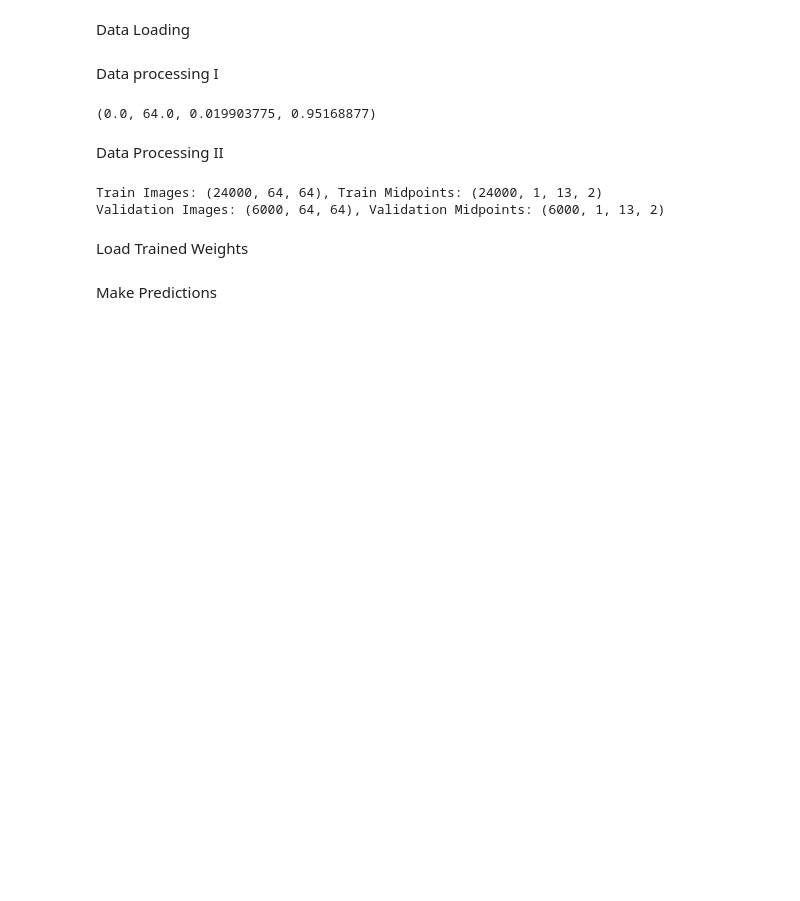
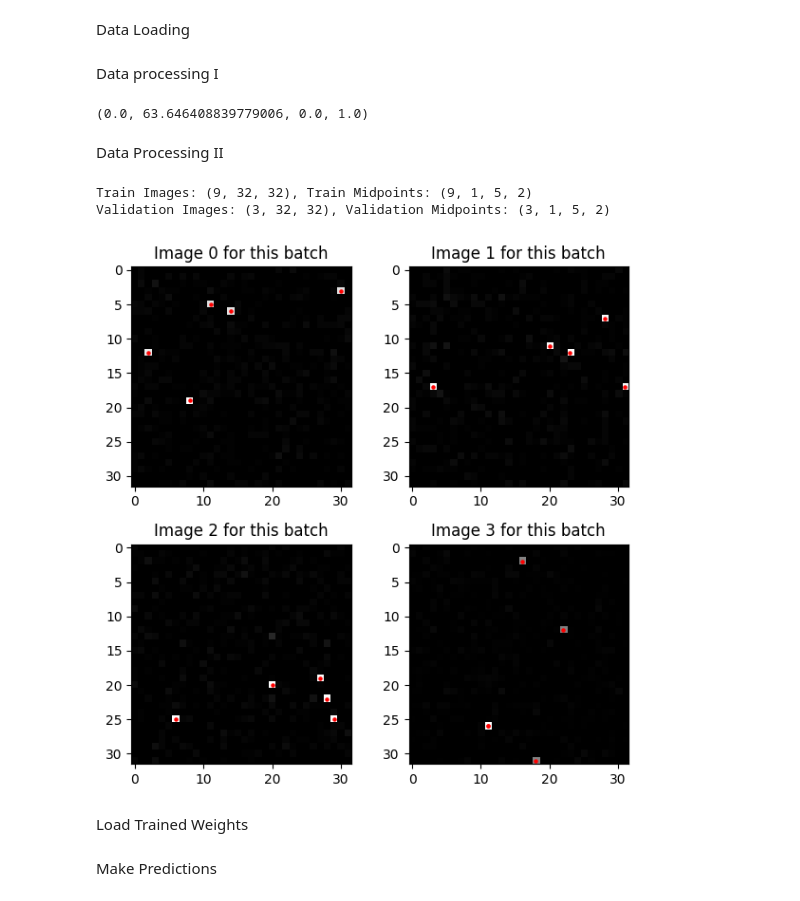
Before and after one commit to DerrickAppiahOsei/da886, a Jupyter notebook: Analysis/Final Electron counting project Analysis.ipynb, the cells around one changed output. Saved outputs shown, nothing was run; the diff lists cells and outputs as text; code cells hidden in the pictures; blank space fills up the shorter version.

```diff
--- a/Analysis/Final Electron counting project Analysis.ipynb
+++ b/Analysis/Final Electron counting project Analysis.ipynb
@@ -58,7 +66,7 @@ class DataLoader:
     def normalize_data(self):
         normalized_images = self.images / np.max(self.images)
         sorted_centers = np.array([self.sort_centers(image_centers[:, 1:]) for image_centers in self.centers])
-        normalized_centers = sorted_centers / 64
+        normalized_centers = sorted_centers / np.max(centers)
 
         normalized_midpoints = tf.expand_dims(normalized_centers, axis=1)
         return normalized_images, normalized_midpoints.numpy()
@@ -103,8 +111,8 @@ def plot_transposed_images_with_midpoints(dataset, image_indices=[0, 1, 2, 3]):
             # Plot the transposed image with corrected midpoints
             ax.imshow(transposed_image, cmap='gray')
             ax.scatter(
-                transposed_midpoints_corrected[:, :, 0] * 64,
-                transposed_midpoints_corrected[:, :, 1] * 64,
+                transposed_midpoints_corrected[:, :, 0] * 31,
+                transposed_midpoints_corrected[:, :, 1] * 31,
                 c='red', marker='o', s=5
             )
             ax.set_title(f'Image {image_indices[i]} for this batch')
@@ -161,7 +169,7 @@ Data Loading
 # h5_filename = '/home/da886/Final Electron counting project/Images and Labels/30KFixed_13_Sparsespots.h5'
 # h5_filename ='/home/da886/Final Electron counting project/Images and Labels/30KFixed-index6_13.h5'####fine?
 # h5_filename ='/home/da886/Final Electron counting project/Images and Labels/12KFixed_13_SparsespotsRandomIndex.h5'#####fine?
-h5_filename ='/home/da886/Final Electron counting project/Images and Labels/30KFixed_13.h5'####well?
+h5_filename ='/home/da886/Final Electron counting project/Images and Labels/12Fixed_Mixed_5_32by32_95index.h5'####well?
 # h5_filename ='/home/da886/Final Electron counting project/Images and Labels/30KFixed_Mixed_13.h5'
 
 data_loader = DataLoader(h5_filename)
@@ -177,4 +185,4 @@ val_dataset = tf.data.Dataset.from_tensor_slices((val_images, val_midpoints))
 # %%
 np.min(train_images)*64, np.max(train_images)*64, np.min(train_midpoints), np.max(train_midpoints)
 # %% [output]
-(0.0, 64.0, 0.019903775, 0.95168877)
+(0.0, 63.646408839779006, 0.0, 1.0)
@@ -190,8 +200,12 @@ val_dataset = val_dataset.shuffle(buffer_size=8000).batch(batch_size)
 print(f'Train Images: {train_images.shape}, Train Midpoints: {train_midpoints.shape}')
 print(f'Validation Images: {val_images.shape}, Validation Midpoints: {val_midpoints.shape}')
 # %% [output]
-Train Images: (24000, 64, 64), Train Midpoints: (24000, 1, 13, 2)
-Validation Images: (6000, 64, 64), Validation Midpoints: (6000, 1, 13, 2)
+Train Images: (9, 32, 32), Train Midpoints: (9, 1, 5, 2)
+Validation Images: (3, 32, 32), Validation Midpoints: (3, 1, 5, 2)
+# %%
+plot_transposed_images_with_midpoints(train_dataset, image_indices=[0, 1, 2, 3])
+# %% [output]
+[figure, added]
 # %% [markdown]
 Load Trained Weights
 # %%
```
Also changed, not shown: parts of 2 cells of this notebook, 3 other files.
